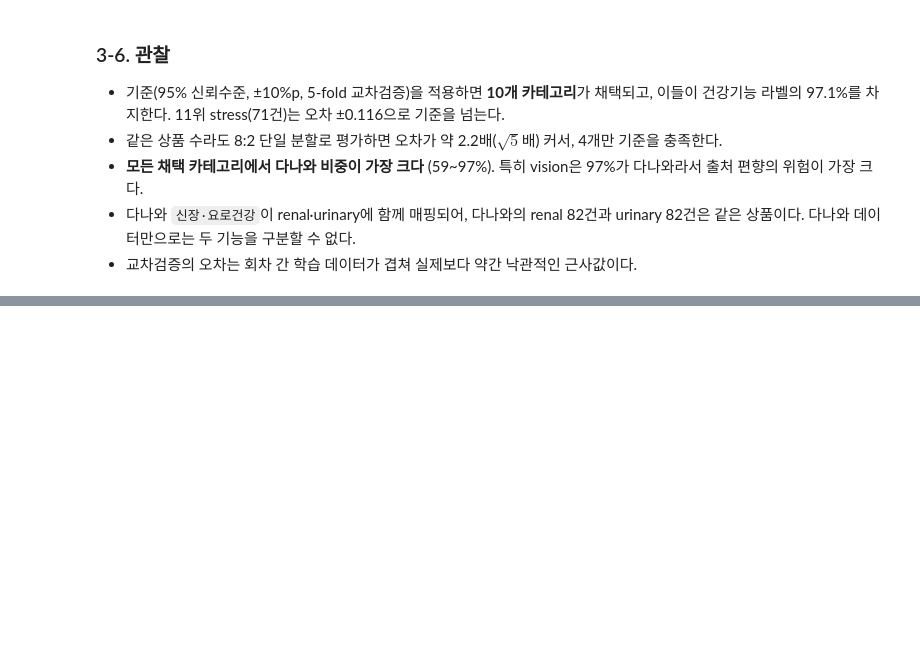
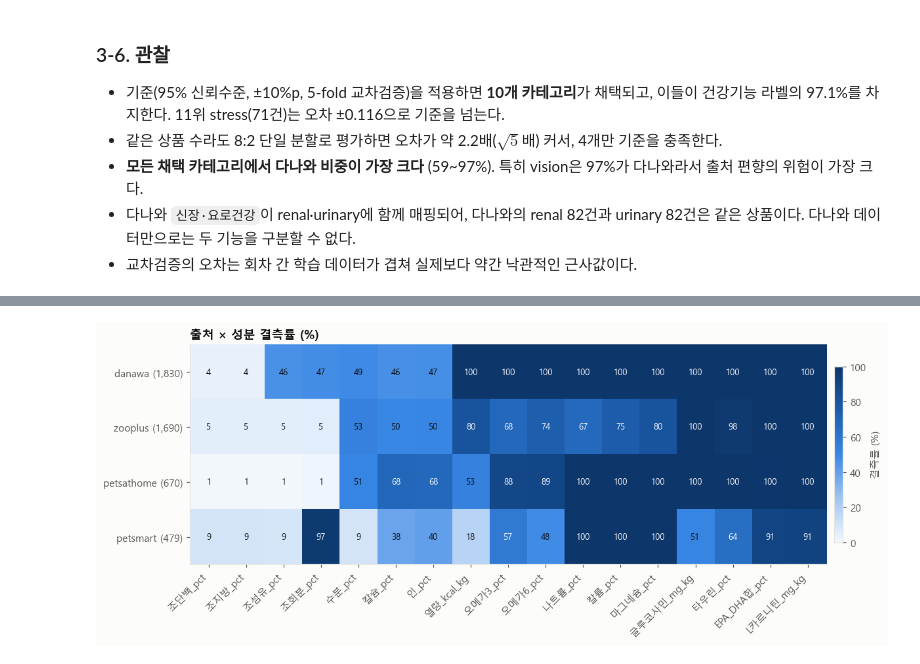
Before and after one commit to 2401480-lab/BigData, a Jupyter notebook: project/EDA/gold_unified_eda.ipynb, the cells around one changed output, grey strips where cells are left out. Cells and saved outputs as stored; diff of their text form; code cells hidden in the pictures; blank space fills up the shorter version.

```diff
--- a/project/EDA/gold_unified_eda.ipynb
+++ b/project/EDA/gold_unified_eda.ipynb
@@ -401,0 +517,21 @@ no_cat.head(10).rename("상품 수").rename_axis("카테고리 없음 그룹의
+# %%
+# 그래프: 출처 × 성분 결측률 (%)
+rate = (nut[NUTRIENTS].isna().groupby(df["출처"], observed=True).mean() * 100).reindex(SOURCE_ORDER).dropna(how="all")
+rate = rate[missing.index]  # 열 순서: 전체 결측률이 낮은 성분부터
+counts = df["출처"].value_counts()
+fig, ax = plt.subplots(figsize=(12, 0.55 * len(rate) + 2.4))
+im = ax.imshow(rate.to_numpy(), cmap=SEQ_BLUE, vmin=0, vmax=100, aspect="auto")
+ax.set_xticks(range(rate.shape[1]), rate.columns, rotation=45, ha="right")
+ax.set_yticks(range(len(rate)), [f"{g} ({counts[g]:,})" for g in rate.index])
+for i in range(rate.shape[0]):
+    for j in range(rate.shape[1]):
+        v = rate.iat[i, j]
+        ax.text(j, i, f"{v:.0f}", ha="center", va="center", fontsize=8.5, color="white" if v >= 55 else INK)
+ax.grid(False)
+fig.colorbar(im, ax=ax, shrink=0.8, pad=0.01, label="결측률 (%)")
+ax.set_title("출처 × 성분 결측률 (%)")
+fig.tight_layout()
+fig.savefig(FIG_DIR / "nutrient_missing_by_source.png", dpi=150)
+plt.show()
+# %% [output]
+[figure, added]
```
Also changed, not shown: parts of 46 cells of this notebook, 24 other files.
